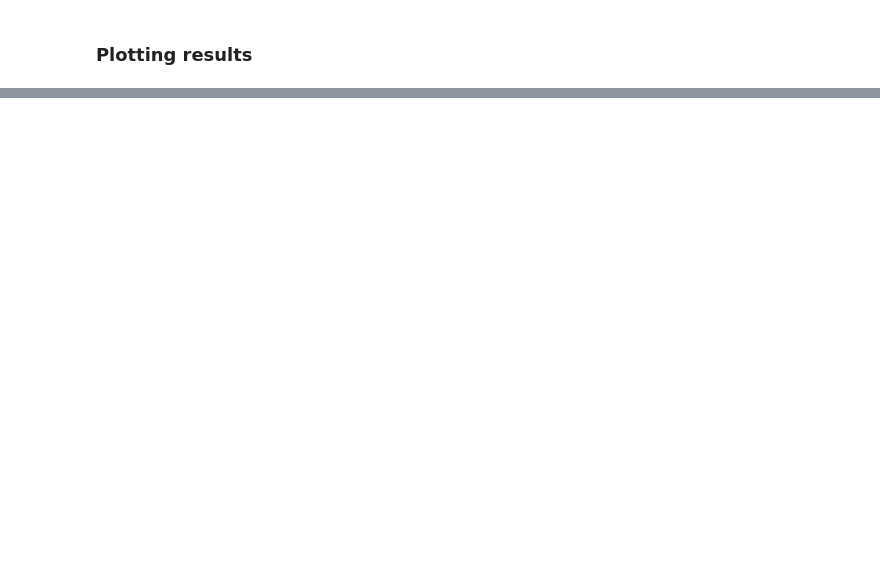
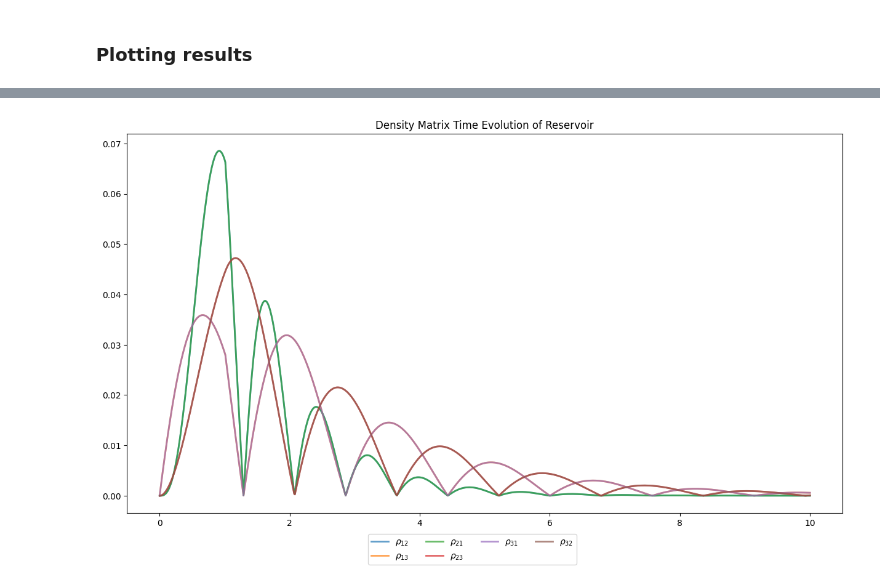
Before and after one commit to Mmackinnon01/entanglement_classifier, a Jupyter notebook: classifier/run.ipynb, the cells around one changed output, grey strips where cells are left out. Saved outputs shown, nothing was run; the diff lists cells and outputs as text; code cells hidden in the pictures; blank space fills up the shorter version.

```diff
--- a/classifier/run.ipynb
+++ b/classifier/run.ipynb
@@ -89 +91,5 @@ log2 = model.modelLog
+# %%
+log2.plotRes(off_diag=True)
+# %% [output]
+[figure, added]
 # %%
```
Also changed, not shown: parts of 13 cells of this notebook, 13 other files.
